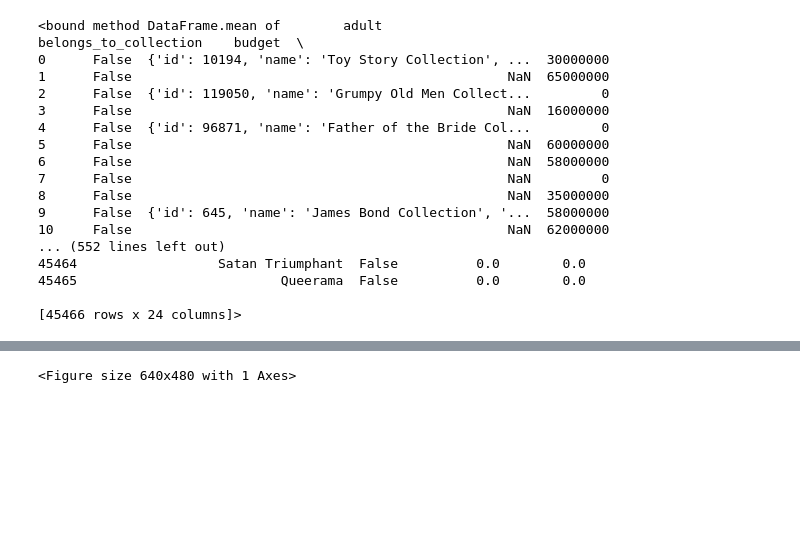
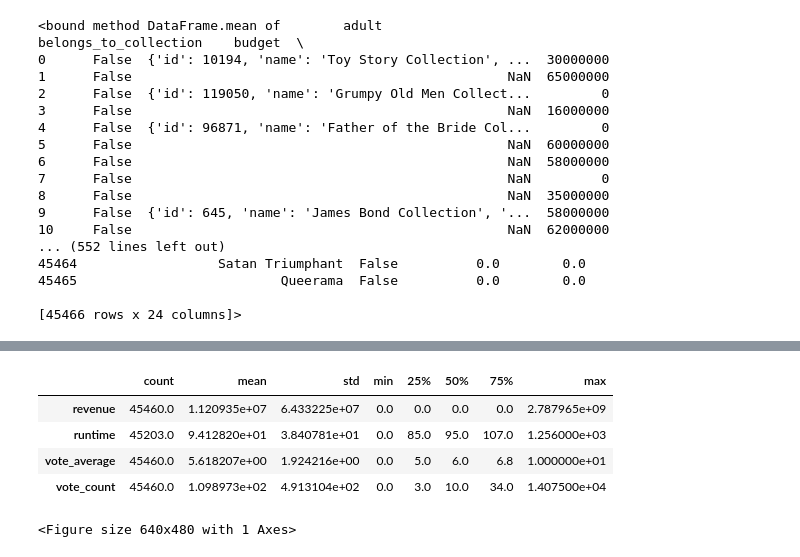
Before and after one commit to parinjpat/python_dso_599, a Jupyter notebook: Team 4 Project Proposal - Team Showbiz.ipynb, the cells around one changed output, grey strips where cells are left out. Drawn from its saved outputs; the diff is of its cells as text; code cells hidden in the pictures; blank space fills up the shorter version.

```diff
--- a/Team 4 Project Proposal - Team Showbiz.ipynb
+++ b/Team 4 Project Proposal - Team Showbiz.ipynb
@@ -79,3 +100,12 @@ data.mean
+# %%
+# Summary Statistics
+data.describe().transpose()
+# %% [output]
+|  | count | mean | std | min | 25% | 50% | 75% | max |
+| revenue | 45460.0 | 1.120935e+07 | 6.433225e+07 | 0.0 | 0.0 | 0.0 | 0.0 | 2.787965e+09 |
+| runtime | 45203.0 | 9.412820e+01 | 3.840781e+01 | 0.0 | 85.0 | 95.0 | 107.0 | 1.256000e+03 |
+| vote_average | 45460.0 | 5.618207e+00 | 1.924216e+00 | 0.0 | 5.0 | 6.0 | 6.8 | 1.000000e+01 |
+| vote_count | 45460.0 | 1.098973e+02 | 4.913104e+02 | 0.0 | 3.0 | 10.0 | 34.0 | 1.407500e+04 |
 # %%
 import matplotlib.pyplot as plt
 ### Compare revenue to average vote
```
Also changed, not shown: parts of 1 cell of this notebook.
